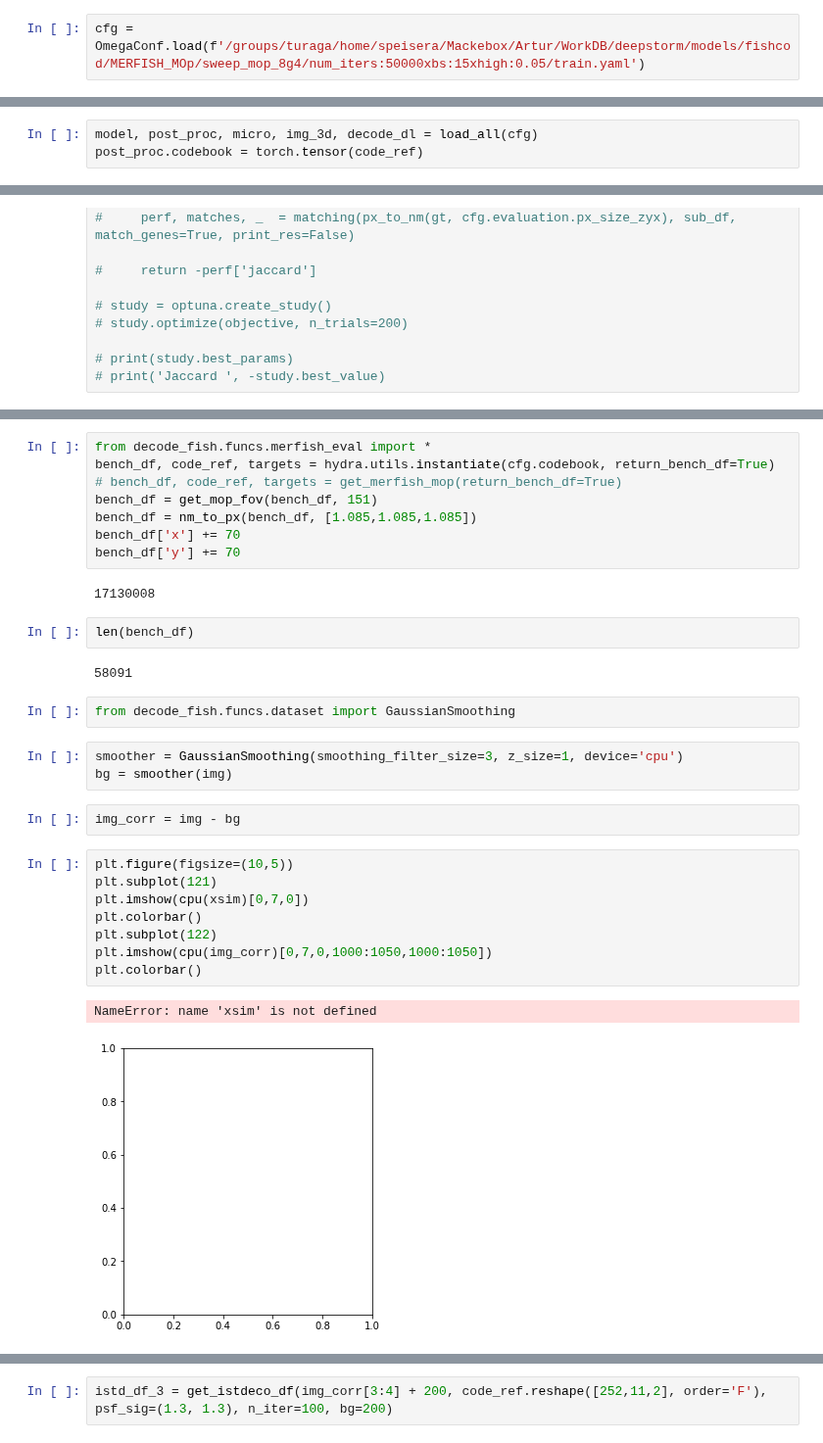
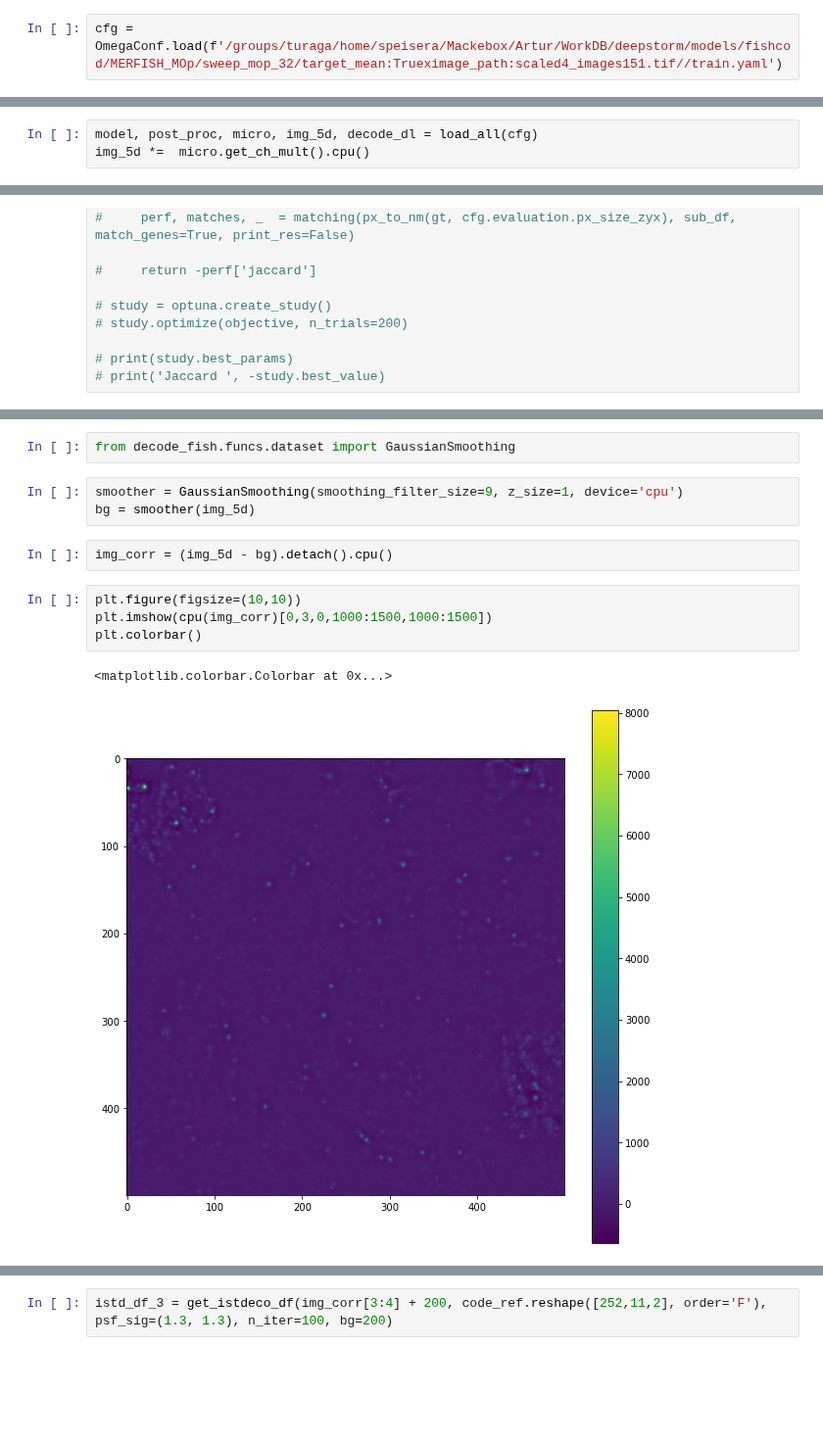
Before and after one commit to TuragaLab/decode_fish, a Jupyter notebook: figures/MERFISH_comp.ipynb, the cells around one changed output, grey strips where cells are left out. Shown at 98% size. Saved outputs shown, nothing was run; the diff lists cells and outputs as text; blank space fills up the shorter version.

```diff
--- a/figures/MERFISH_comp.ipynb
+++ b/figures/MERFISH_comp.ipynb
@@ -40,5 +40,5 @@ from decode_fish.funcs.exp_specific import *
 import optuna
 optuna.logging.set_verbosity(optuna.logging.INFO)
 # %%
-cfg = OmegaConf.load(f'/groups/turaga/home/speisera/Mackebox/Artur/WorkDB/deepstorm/models/fishcod/MERFISH_MOp/sweep_mop_8g4/num_iters:50000xbs:15xhigh:0.05/train.yaml')
+cfg = OmegaConf.load(f'/groups/turaga/home/speisera/Mackebox/Artur/WorkDB/deepstorm/models/fishcod/MERFISH_MOp/sweep_mop_32/target_mean:Trueximage_path:scaled4_images151.tif//train.yaml')
 # %%
@@ -52,5 +52,5 @@ bench_df['y'] += 70
 # %% [output]
 17130008
 # %%
-model, post_proc, micro, img_3d, decode_dl = load_all(cfg)
-post_proc.codebook = torch.tensor(code_ref)
+model, post_proc, micro, img_5d, decode_dl = load_all(cfg)
+img_5d *=  micro.get_ch_mult().cpu()
@@ -231,32 +126,14 @@ fids_151 = get_peaks(max_p_151, 18000, 20)
-# %%
-from decode_fish.funcs.merfish_eval import *
-bench_df, code_ref, targets = hydra.utils.instantiate(cfg.codebook, return_bench_df=True)
-# bench_df, code_ref, targets = get_merfish_mop(return_bench_df=True)
-bench_df = get_mop_fov(bench_df, 151)
-bench_df = nm_to_px(bench_df, [1.085,1.085,1.085])
-bench_df['x'] += 70
-bench_df['y'] += 70
-# %% [output]
-17130008
-# %%
-len(bench_df)
-# %% [output]
-58091
 # %%
 from decode_fish.funcs.dataset import GaussianSmoothing
 # %%
-smoother = GaussianSmoothing(smoothing_filter_size=3, z_size=1, device='cpu')
-bg = smoother(img)
+smoother = GaussianSmoothing(smoothing_filter_size=9, z_size=1, device='cpu')
+bg = smoother(img_5d)
 # %%
-img_corr = img - bg
+img_corr = (img_5d - bg).detach().cpu()
 # %%
-plt.figure(figsize=(10,5))
-plt.subplot(121)
-plt.imshow(cpu(xsim)[0,7,0])
+plt.figure(figsize=(10,10))
+plt.imshow(cpu(img_corr)[0,3,0,1000:1500,1000:1500])
 plt.colorbar()
-plt.subplot(122)
-plt.imshow(cpu(img_corr)[0,7,0,1000:1050,1000:1050])
-plt.colorbar()
 # %% [output]
-NameError: name 'xsim' is not defined
+<matplotlib.colorbar.Colorbar at 0x...>
-[figure, old version]
+[figure, new version]
```
Also changed, not shown: parts of 22 cells of this notebook, 22 other files.
